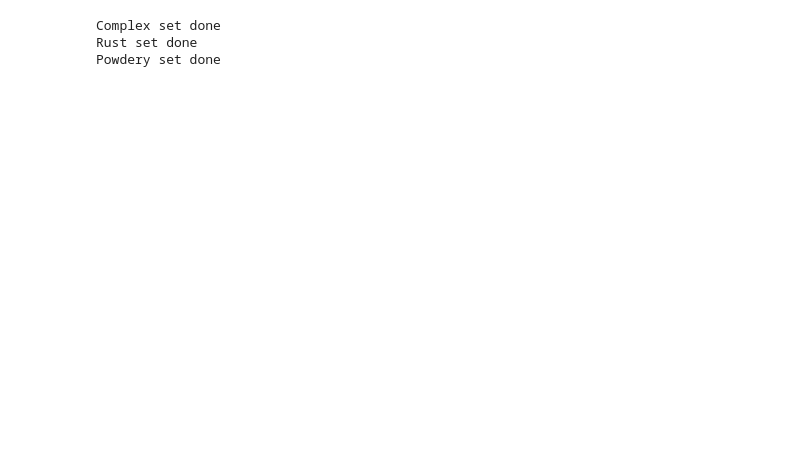
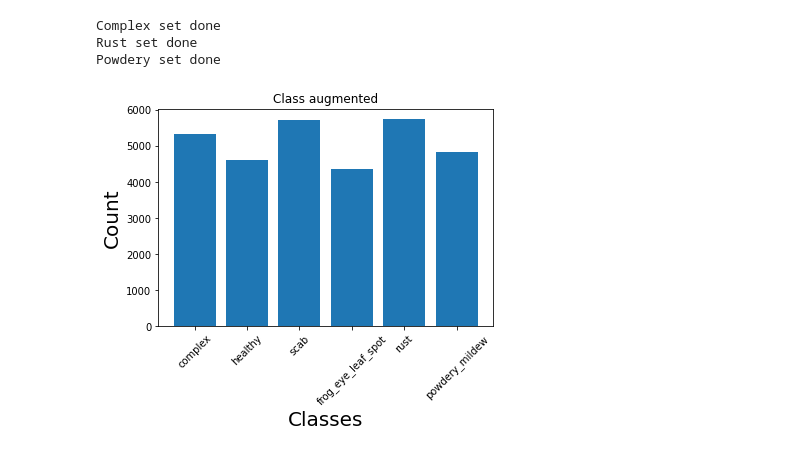
Before and after one commit to camperko/NSIETE-assignment_2, a Jupyter notebook: assignment.ipynb, the cells around one changed output. Drawn from its saved outputs; the diff is of its cells as text; code cells hidden in the pictures; blank space fills up the shorter version.

Commit message:
Add stratify Add graphs for class count in train/test/valid set Add wandb Add metric for training (f1 score)

```diff
--- a/assignment.ipynb
+++ b/assignment.ipynb
@@ -155,10 +147,8 @@ config = {"lr": 1e-5,
 # %%
 def resize_image(in_image, image_name):
     resized_image = cv2.resize(in_image, (config["size"], config["size"]), interpolation = cv2.INTER_AREA)
-    cv2.imwrite('data/new_train_images/' + image_name, resized_image)
+    cv2.imwrite('data/new_train_images_128/' + image_name, resized_image)
 
 for index, row in new_labels.iterrows():
     if path.exists('data/train_images/' + row['image']):
         resize_image(cv2.imread('data/train_images/' + row['image']), row['image'])
-    if index % 50 == 0:
-        print(index)
@@ -190,14 +162,12 @@ labels_set = []
 
 for index, row in new_labels.iterrows():
     if path.exists('data/train_images/' + row['image']):
-        image_normalized = normalize_image(cv2.imread('data/new_train_images/' + row['image']))
+        image_normalized = normalize_image(cv2.imread('data/new_train_images_128/' + row['image']))
         image_set.append(image_normalized)
         labels_set.append(row)
-    if index % 50 == 0:
-        print(index)
 # %%
 for row in complex_set:
-    new_image = normalize_image(cv2.imread('data/new_train_images/' + row['image']))
+    new_image = normalize_image(cv2.imread('data/new_train_images_128/' + row['image']))
     for i in range(0, 2):
         flip_image = cv2.flip(new_image, i)
         image_set.append(flip_image)
@@ -206,7 +176,7 @@ for row in complex_set:
 print('Complex set done')
 
 for row in rust_set:
-    new_image = normalize_image(cv2.imread('data/new_train_images/' + row['image']))
+    new_image = normalize_image(cv2.imread('data/new_train_images_128/' + row['image']))
     for i in range(0, 2):
         flip_image = cv2.flip(new_image, i)
         image_set.append(flip_image)
@@ -215,13 +185,15 @@ for row in rust_set:
 print('Rust set done')
 
 for row in powdery_set:
-    new_image = normalize_image(cv2.imread('data/new_train_images/' + row['image']))
+    new_image = normalize_image(cv2.imread('data/new_train_images_128/' + row['image']))
     for i in range(-1, 2):
         flip_image = cv2.flip(new_image, i)
         image_set.append(flip_image)
         labels_set.append(row)
 
 print('Powdery set done')
+
+labels_set = pd.DataFrame(labels_set)
 # %% [output]
 Complex set done
 Rust set done
@@ -235,5 +205,80 @@ labels_set = pd.DataFrame(labels_set)
 # %%
 labels_clear_set = labels_set.drop(['image'], axis=1)
 
-X_train, X_test, y_train, y_test = train_test_split(image_set, labels_clear_set, test_size=0.2, random_state=1, shuffle=True)
-X_test, X_val, y_test, y_val = train_test_split(X_test, y_test, test_size=0.5, random_state=1, shuffle=True)
+X_train, X_test, y_train, y_test = train_test_split(image_set, labels_clear_set, test_size=0.2, random_state=5, shuffle=True, stratify=labels_clear_set)
+X_test, X_val, y_test, y_val = train_test_split(X_test, y_test, test_size=0.5, random_state=5, shuffle=True, stratify=y_test)
+# %%
+count_complex = labels_clear_set[labels_clear_set['complex'] == 1]
+count_healthy = labels_clear_set[labels_clear_set['healthy'] == 1]
+count_scab = labels_clear_set[labels_clear_set['scab'] == 1]
+count_frog = labels_clear_set[labels_clear_set['frog_eye_leaf_spot'] == 1]
+count_rust = labels_clear_set[labels_clear_set['rust'] == 1]
+count_powdery = labels_clear_set[labels_clear_set['powdery_mildew'] == 1]
+
+count_complex_train = y_train[y_train['complex'] == 1]
+count_healthy_train = y_train[y_train['healthy'] == 1]
+count_scab_train = y_train[y_train['scab'] == 1]
+count_frog_train = y_train[y_train['frog_eye_leaf_spot'] == 1]
+count_rust_train = y_train[y_train['rust'] == 1]
+count_powdery_train = y_train[y_train['powdery_mildew'] == 1]
+
+count_complex_test = y_test[y_test['complex'] == 1]
+count_healthy_test = y_test[y_test['healthy'] == 1]
+count_scab_test = y_test[y_test['scab'] == 1]
+count_frog_test = y_test[y_test['frog_eye_leaf_spot'] == 1]
+count_rust_test = y_test[y_test['rust'] == 1]
+count_powdery_test = y_test[y_test['powdery_mildew'] == 1]
+
+count_complex_val = y_val[y_val['complex'] == 1]
+count_healthy_val = y_val[y_val['healthy'] == 1]
+count_scab_val = y_val[y_val['scab'] == 1]
+count_frog_val = y_val[y_val['frog_eye_leaf_spot'] == 1]
+count_rust_val = y_val[y_val['rust'] == 1]
+count_powdery_val = y_val[y_val['powdery_mildew'] == 1]
+
+titles = ['complex', 'healthy', 'scab', 'frog_eye_leaf_spot', 'rust', 'powdery_mildew']
+set_full = [count_complex.shape[0], count_healthy.shape[0], count_scab.shape[0], count_frog.shape[0], count_rust.shape[0], count_powdery.shape[0]]
+set_train = [count_complex_train.shape[0], count_healthy_train.shape[0], count_scab_train.shape[0], count_frog_train.shape[0], count_rust_train.shape[0], count_powdery_train.shape[0]]
+set_test = [count_complex_test.shape[0], count_healthy_test.shape[0], count_scab_test.shape[0], count_frog_test.shape[0], count_rust_test.shape[0], count_powdery_test.shape[0]]
+set_val = [count_complex_val.shape[0], count_healthy_val.shape[0], count_scab_val.shape[0], count_frog_val.shape[0], count_rust_val.shape[0], count_powdery_val.shape[0]]
+
+plt.bar(titles, set_full)
+plt.title('Class augmented')
+plt.xlabel("Classes", fontsize=20)
+plt.xticks(rotation=45,fontsize = 10)
+plt.ylabel("Count", fontsize=20)
+plt.yticks(fontsize = 10)
+plt.show()
+
+plt.bar(titles, set_train)
+plt.title('Class train')
+plt.xlabel("Classes", fontsize=20)
+plt.xticks(rotation=45,fontsize = 10)
+plt.ylabel("Count", fontsize=20)
+plt.yticks(fontsize = 10)
+plt.show()
+
+plt.bar(titles, set_test)
+plt.title('Class test')
+plt.xlabel("Classes", fontsize=20)
+plt.xticks(rotation=45,fontsize = 10)
+plt.ylabel("Count", fontsize=20)
+plt.yticks(fontsize = 10)
+plt.show()
+
+plt.bar(titles, set_val)
+plt.title('Class val')
+plt.xlabel("Classes", fontsize=20)
+plt.xticks(rotation=45,fontsize = 10)
+plt.ylabel("Count", fontsize=20)
+plt.yticks(fontsize = 10)
+plt.show()
+
+print('Complex:\t' + str(count_complex.shape[0]) + '\ttrain:\t' + str(count_complex_train.shape[0]) + '\ttest:\t' + str(count_complex_test.shape[0]) + '\tval:\t' + str(count_complex_val.shape[0]))
+print('Healthy:\t' + str(count_healthy.shape[0]) + '\ttrain:\t' + str(count_healthy_train.shape[0]) + '\ttest:\t' + str(count_healthy_test.shape[0]) + '\tval:\t' + str(count_healthy_val.shape[0]))
+print('Scab:\t\t' + str(count_scab.shape[0]) + '\ttrain:\t' + str(count_scab_train.shape[0]) + '\ttest:\t' + str(count_scab_test.shape[0]) + '\tval:\t' + str(count_scab_val.shape[0]))
+print('Frog:\t\t' + str(count_frog.shape[0]) + '\ttrain:\t' + str(count_frog_train.shape[0]) + '\ttest:\t' + str(count_frog_test.shape[0]) + '\tval:\t' + str(count_frog_val.shape[0]))
+print('Rust:\t\t' + str(count_rust.shape[0]) + '\ttrain:\t' + str(count_rust_train.shape[0]) + '\ttest:\t' + str(count_rust_test.shape[0]) + '\tval:\t' + str(count_rust_val.shape[0]))
+print('Powdery:\t' + str(count_powdery.shape[0]) + '\ttrain:\t' + str(count_powdery_train.shape[0]) + '\ttest:\t' + str(count_powdery_test.shape[0]) + '\tval:\t' + str(count_powdery_val.shape[0]))
+# %% [output]
+[figure, added]
```
Also changed, not shown: parts of 11 cells of this notebook.
